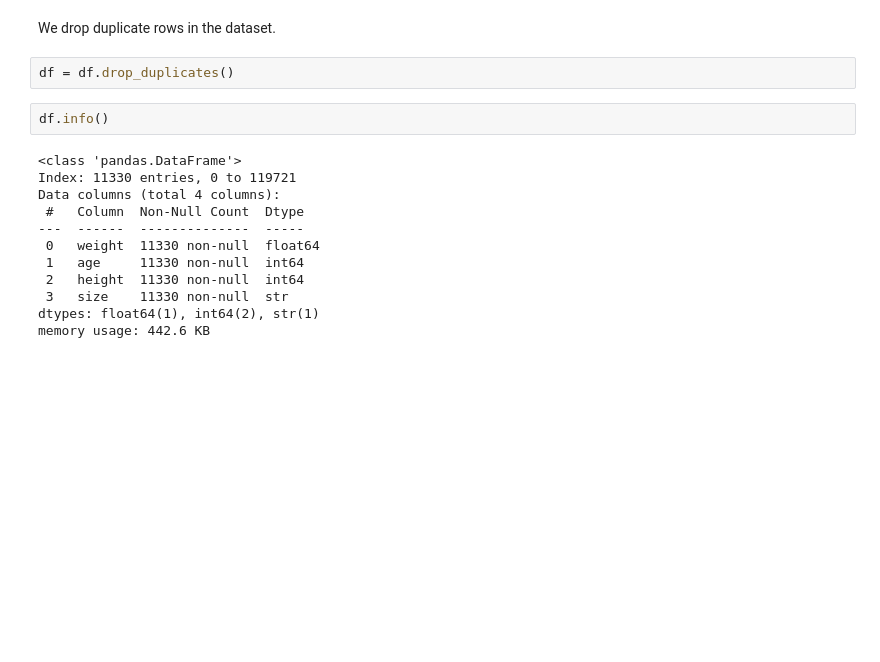
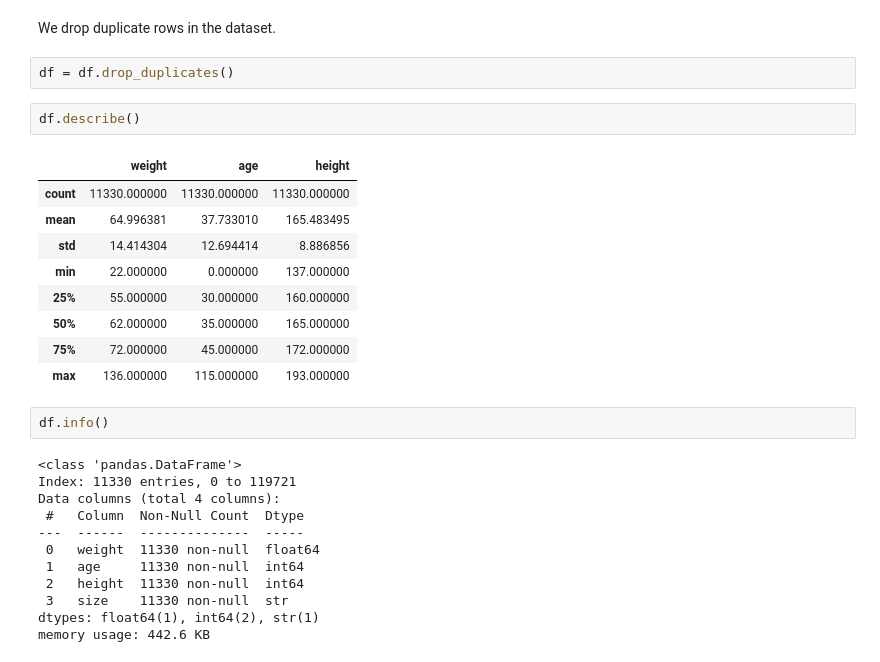
Before and after one commit to Wietse-VandeVelde/course, a Jupyter notebook: 420-Women_clothing_sizes_Prediction.ipynb, the cells around one changed output. Saved outputs shown, nothing was run; the diff lists cells and outputs as text; blank space fills up the shorter version.

```diff
--- a/420-Women_clothing_sizes_Prediction.ipynb
+++ b/420-Women_clothing_sizes_Prediction.ipynb
@@ -157,6 +158,18 @@ df['age'] = df['age'].astype('int')
 We drop duplicate rows in the dataset.
 # %%
 df = df.drop_duplicates()
+# %%
+df.describe()
+# %% [output]
+|  | weight | age | height |
+| count | 11330.000000 | 11330.000000 | 11330.000000 |
+| mean | 64.996381 | 37.733010 | 165.483495 |
+| std | 14.414304 | 12.694414 | 8.886856 |
+| min | 22.000000 | 0.000000 | 137.000000 |
+| 25% | 55.000000 | 30.000000 | 160.000000 |
+| 50% | 62.000000 | 35.000000 | 165.000000 |
+| 75% | 72.000000 | 45.000000 | 172.000000 |
+| max | 136.000000 | 115.000000 | 193.000000 |
 # %%
 df.info()
 # %% [output]
```
Also changed, not shown: parts of 18 cells of this notebook, 11 other files.
